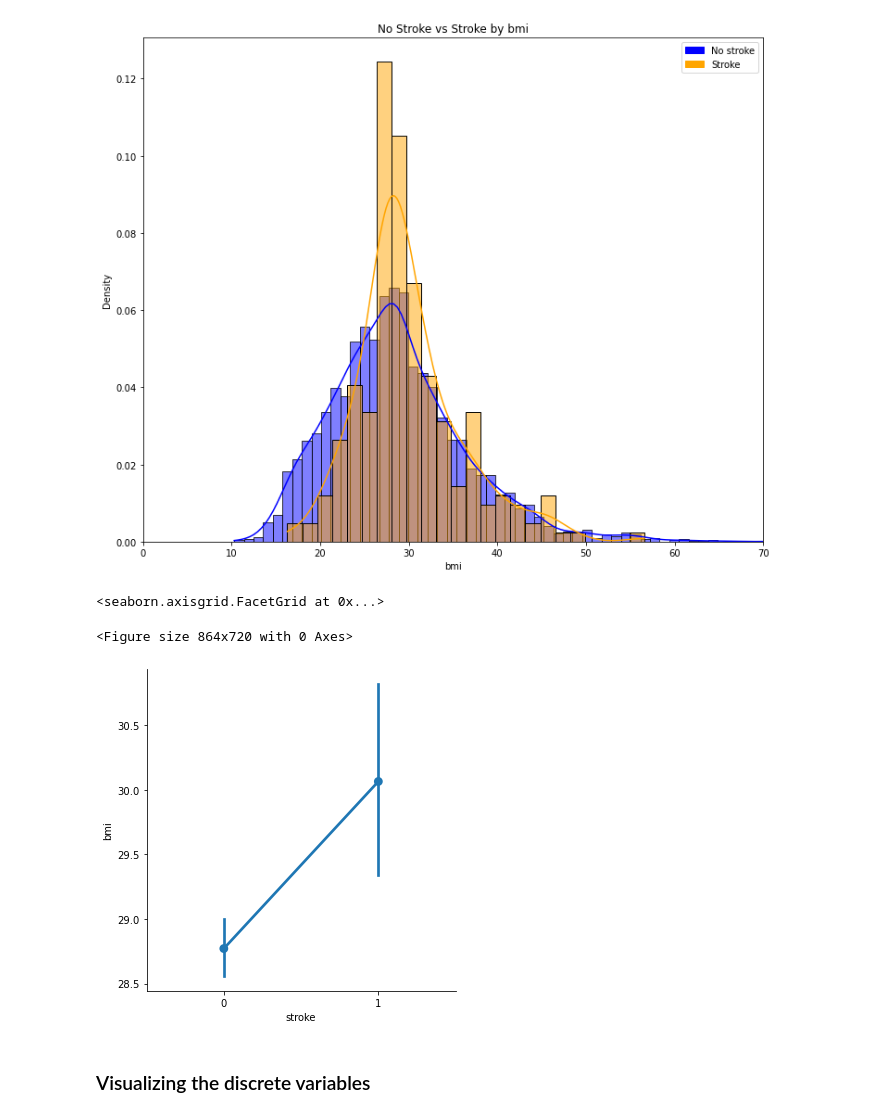
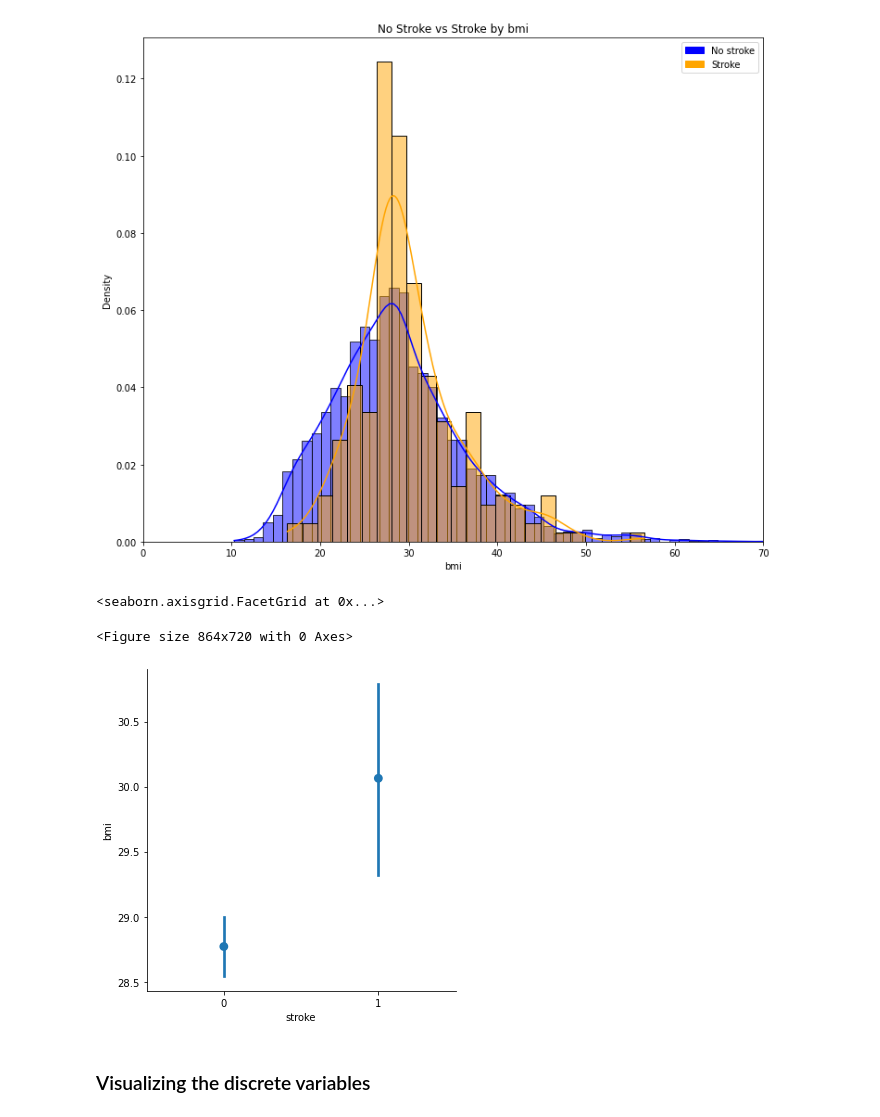
Before and after one commit to rotznmu/stroke_prediction_capstone, a Jupyter notebook: Stroke Prediction.ipynb, the cells around one changed output. Cells and saved outputs as stored; diff of their text form; code cells hidden in the pictures.

Commit message:
slight change to point plot

```diff
--- a/Stroke Prediction.ipynb
+++ b/Stroke Prediction.ipynb
@@ -540,11 +540,11 @@ plt.show()
 # %%
 plt.figure(figsize=(12,10))
 
-sns.catplot(x='stroke', y='bmi', data=stroke_data, kind='point')
+sns.catplot(x='stroke', y='bmi', data=stroke_data, kind='point', join=False)
 # %% [output]
 <seaborn.axisgrid.FacetGrid at 0x...>
 <Figure size 864x720 with 0 Axes>
-[figure, old version]
+[figure, new version]
 # %% [markdown]
 ### Visualizing the discrete variables
 # %%
```
